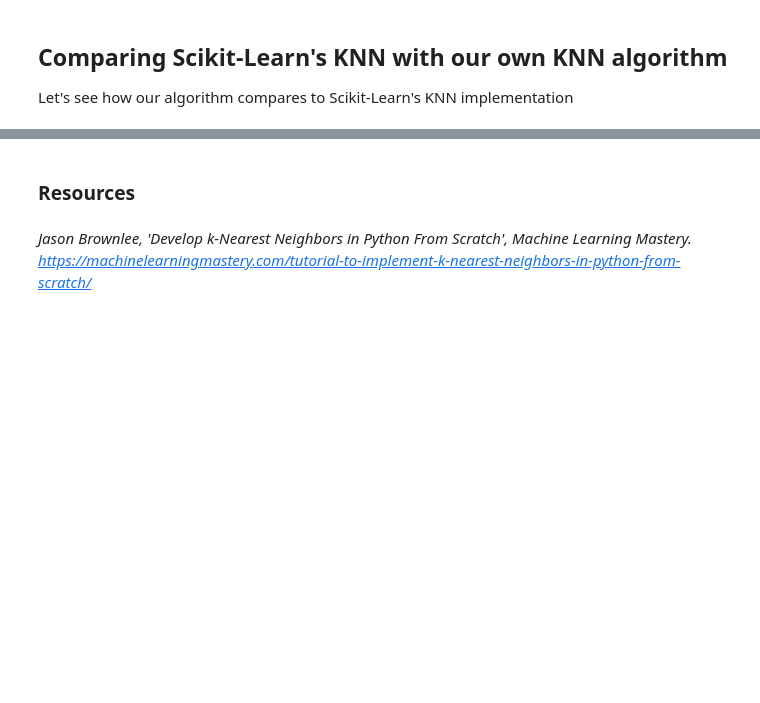
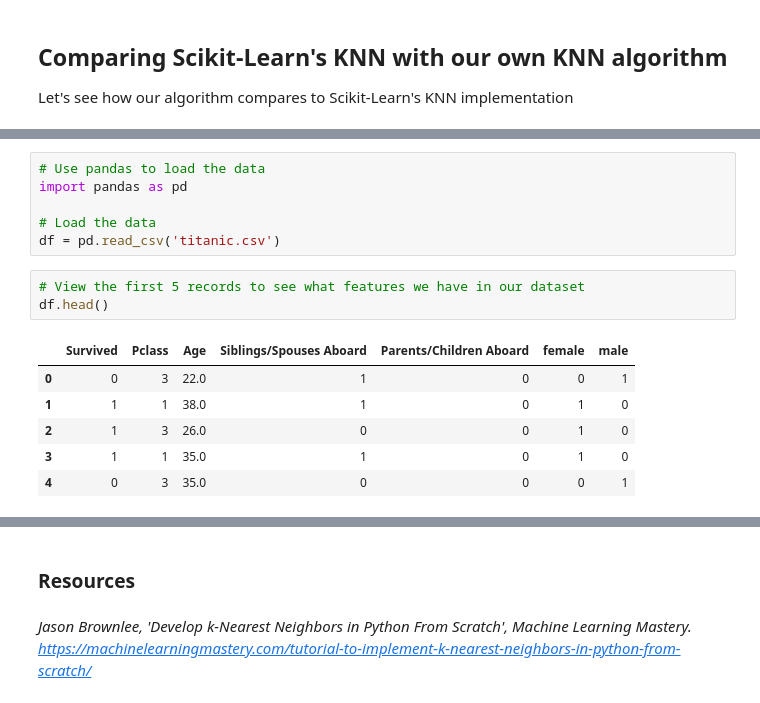
Before and after one commit to schase15/KNN_Algorithm, a Jupyter notebook: KNN_Algorithm.ipynb, the cells around one changed output, grey strips where cells are left out. Drawn from its saved outputs; the diff is of its cells as text; blank space fills up the shorter version.

Commit message:
Working Algorithm. Tested with Titanic Dataset and compared to sklearn

```diff
--- a/KNN_Algorithm.ipynb
+++ b/KNN_Algorithm.ipynb
@@ -403,0 +502,16 @@ We will only work with classification. After following along with this article,
+# %%
+# Use pandas to load the data
+import pandas as pd
+
+# Load the data
+df = pd.read_csv('titanic.csv')
+# %%
+# View the first 5 records to see what features we have in our dataset
+df.head()
+# %% [output]
+|  | Survived | Pclass | Age | Siblings/Spouses Aboard | Parents/Children Aboard | female | male |
+| 0 | 0 | 3 | 22.0 | 1 | 0 | 0 | 1 |
+| 1 | 1 | 1 | 38.0 | 1 | 0 | 1 | 0 |
+| 2 | 1 | 3 | 26.0 | 0 | 0 | 1 | 0 |
+| 3 | 1 | 1 | 35.0 | 1 | 0 | 1 | 0 |
+| 4 | 0 | 3 | 35.0 | 0 | 0 | 0 | 1 |
```
Also changed, not shown: parts of 31 cells of this notebook.
